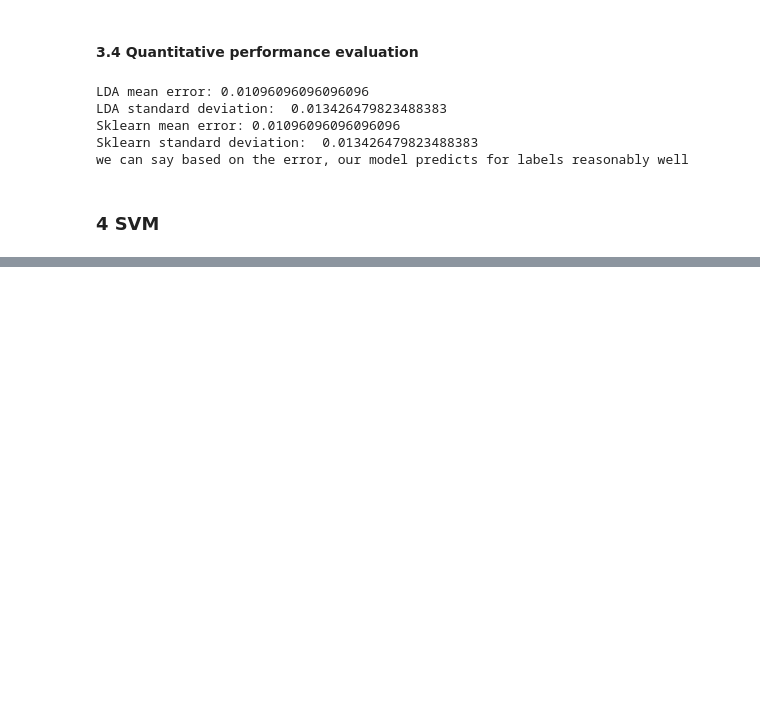
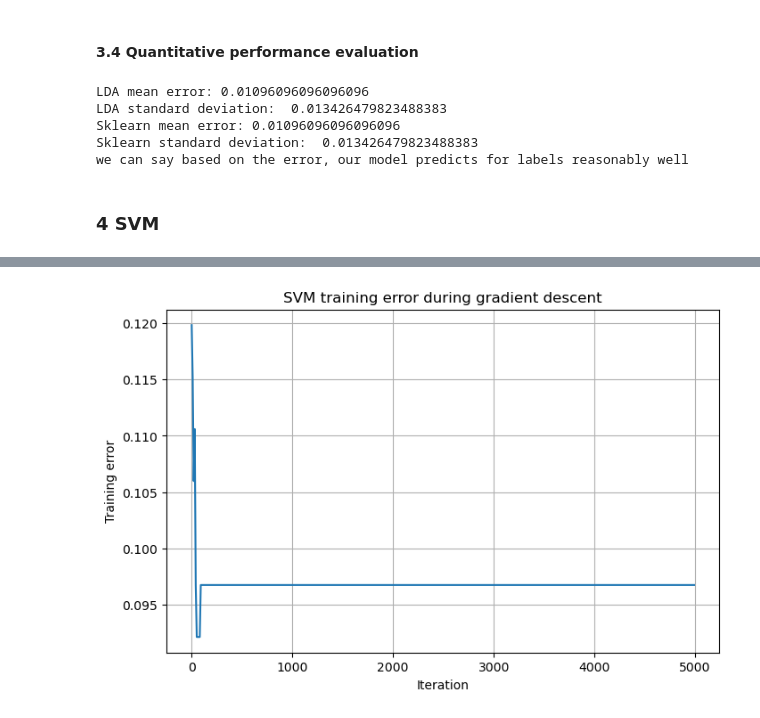
Before and after one commit to binyamolango/machine_learning_essentials, a Jupyter notebook: ex01_linear_classifiers/linear-classifiers.ipynb, the cells around one changed output, grey strips where cells are left out. Cells and saved outputs as stored; diff of their text form; code cells hidden in the pictures; blank space fills up the shorter version.

```diff
--- a/ex01_linear_classifiers/linear-classifiers.ipynb
+++ b/ex01_linear_classifiers/linear-classifiers.ipynb
@@ -490,0 +676,10 @@ we can say based on the error, our model predicts for labels reasonably well
+# %%
+plt.figure(figsize=(8, 5))
+plt.plot(history_svm_2d["iterations"], history_svm_2d["train_errors"])
+plt.xlabel("Iteration")
+plt.ylabel("Training error")
+plt.title("SVM training error during gradient descent")
+plt.grid(True)
+plt.show()
+# %% [output]
+[figure, added]
```
Also changed, not shown: parts of 27 cells of this notebook, 1 other file.
